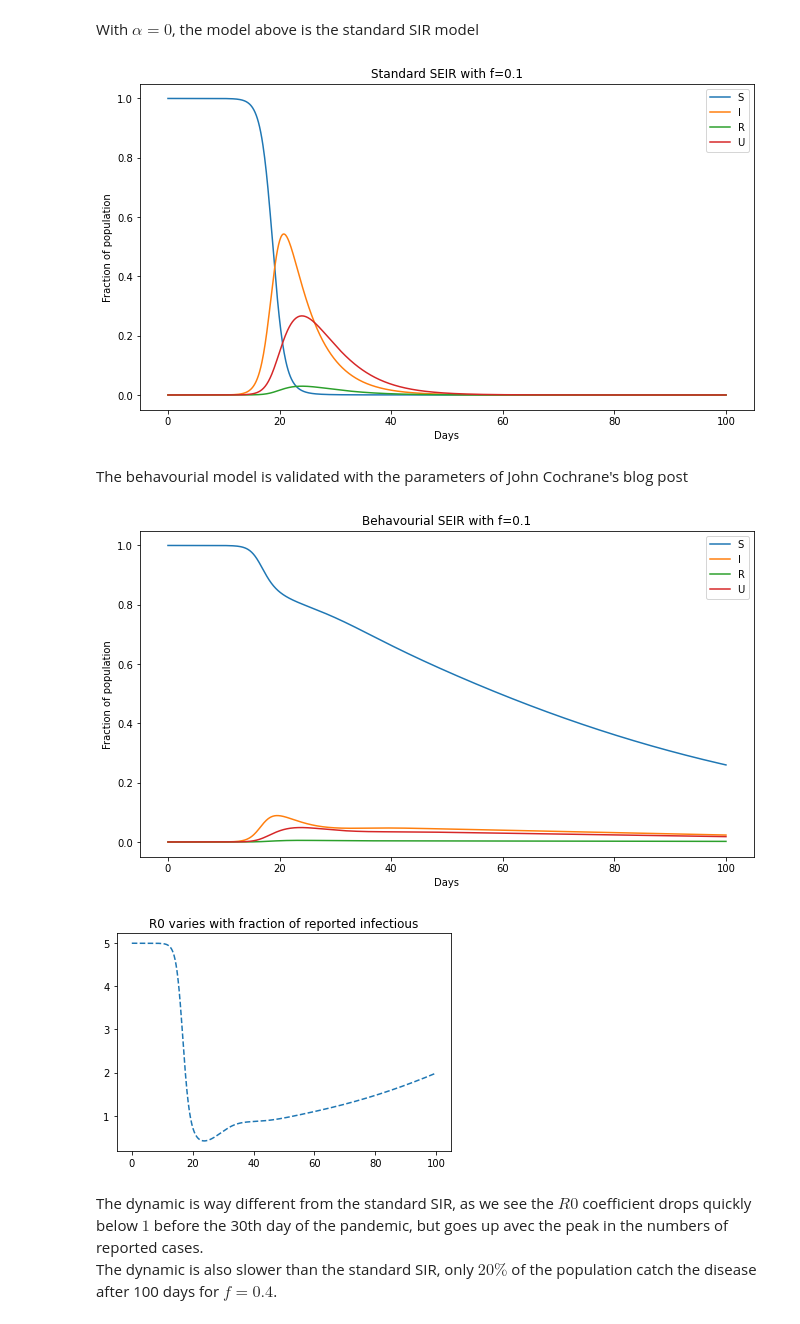
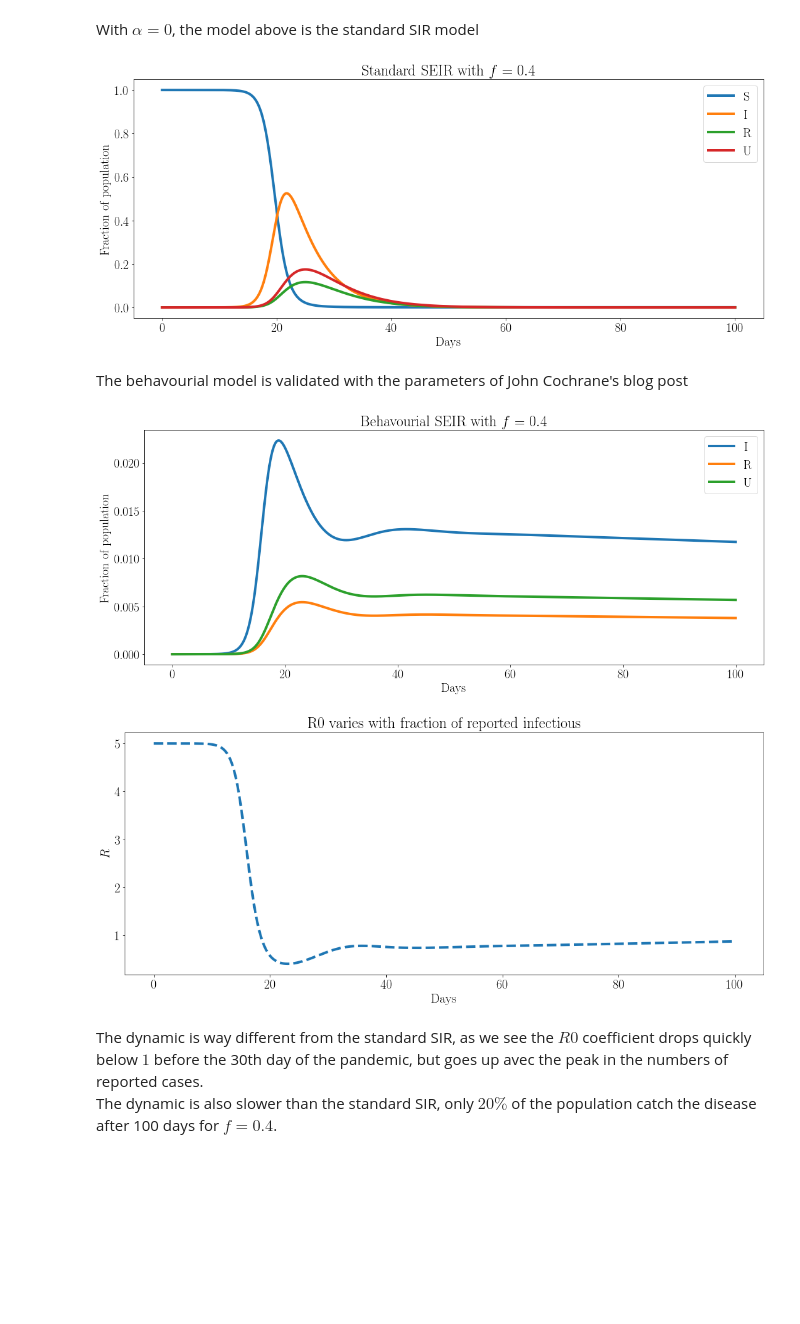
Before and after one commit to clgch/behavourial-SEIR-model, a Jupyter notebook: Parameters identification and uncertainty propagation for the behavorial SEIR model.ipynb, the cells around one changed output. Cells and saved outputs as stored; diff of their text form; code cells hidden in the pictures; blank space fills up the shorter version.

Commit message:
making plots prettier and improving interpretations

```diff
--- a/Parameters identification and uncertainty propagation for the behavorial SEIR model.ipynb
+++ b/Parameters identification and uncertainty propagation for the behavorial SEIR model.ipynb
@@ -45,26 +47,26 @@ With $\alpha = 0$, the model above is the standard SIR model
 # %%
 # Standard SEIR
 
 t = np.linspace(0, 100, 1000)
 y0 = [60e6, 1, 0, 0]
-f = 0.1
+f = 0.4
 N = 60e6
 params = [0, 0.25, 1, 0.2, f, N]
 
 sol = odeint(behavourial_seir_ode, y0, t, args=(params,))
 
-plt.figure(figsize=(11, 6))
-plt.plot(t, sol[:, 0]/N, label="S")
-plt.plot(t, sol[:, 1]/N, label="I")
-plt.plot(t, sol[:, 2]/N, label="R")
-plt.plot(t, sol[:, 3]/N, label="U")
+plt.figure(figsize=(18, 7))
+plt.plot(t, sol[:, 0]/N, label="S", linewidth=4)
+plt.plot(t, sol[:, 1]/N, label="I", linewidth=4)
+plt.plot(t, sol[:, 2]/N, label="R", linewidth=4)
+plt.plot(t, sol[:, 3]/N, label="U", linewidth=4)
 plt.legend(loc="best")
-plt.title(f"Standard SEIR with f={f}")
-plt.xlabel("Days")
-plt.ylabel("Fraction of population")
+plt.title(fr"Standard SEIR with $f={f}$")
+plt.xlabel(r"Days")
+plt.ylabel(r"Fraction of population")
 plt.show()
 # %% [output]
-[figure, old version]
+[figure, new version]
 # %% [markdown]
 The behavourial model is validated with the parameters of John Cochrane's blog post
 # %%
@@ -72,29 +74,32 @@ The behavourial model is validated with the parameters of John Cochrane's blog p
 
 t = np.linspace(0, 100, 1000)
 y0 = [60e6, 1, 0, 0]
-f = 0.1
+f = 0.4
 N = 60e6
 params = [(0 - np.log(0.1))*1e4/50, 0.25, 1, 0.2, f, N]
 
 sol = odeint(behavourial_seir_ode, y0, t, args=(params,))
 
-plt.figure(figsize=(11, 6))
-plt.plot(t, sol[:, 0]/N, label="S")
-plt.plot(t, sol[:, 1]/N, label="I")
-plt.plot(t, sol[:, 2]/N, label="R")
-plt.plot(t, sol[:, 3]/N, label="U")
+plt.figure(figsize=(18, 7))
+#plt.plot(t, sol[:, 0]/N, label="S", linewidth=4)
+plt.plot(t, sol[:, 1]/N, label="I", linewidth=4)
+plt.plot(t, sol[:, 2]/N, label="R", linewidth=4)
+plt.plot(t, sol[:, 3]/N, label="U", linewidth=4)
 plt.legend(loc="best")
-plt.title(f"Behavourial SEIR with f={f}")
-plt.xlabel("Days")
-plt.ylabel("Fraction of population")
+plt.title(fr"Behavourial SEIR with $f={f}$")
+plt.xlabel(r"Days")
+plt.ylabel(r"Fraction of population")
 plt.show()
 
-plt.plot(t, params[2]/params[3] * np.exp(- params[0] * sol[:, 2]/N), '--')
-plt.title("R0 varies with fraction of reported infectious")
+plt.figure(figsize=(18, 7))
+plt.plot(t, params[2]/params[3] * np.exp(- params[0] * sol[:, 2]/N), '--', linewidth=4)
+plt.title(r"R0 varies with fraction of reported infectious")
+plt.xlabel(r"Days")
+plt.ylabel(r"$R$")
 plt.show()
 # %% [output]
-[figure, old version]
+[figure, new version]
-[figure, old version]
+[figure, new version]
 # %% [markdown]
 The dynamic is way different from the standard SIR, as we see the $R0$ coefficient drops quickly below $1$ before the 30th day of the pandemic, but goes up avec the peak in the numbers of reported cases.
 The dynamic is also slower than the standard SIR, only $20\%$ of the population catch the disease after 100 days for $f=0.4$.
```
Also changed, not shown: parts of 12 cells of this notebook.
